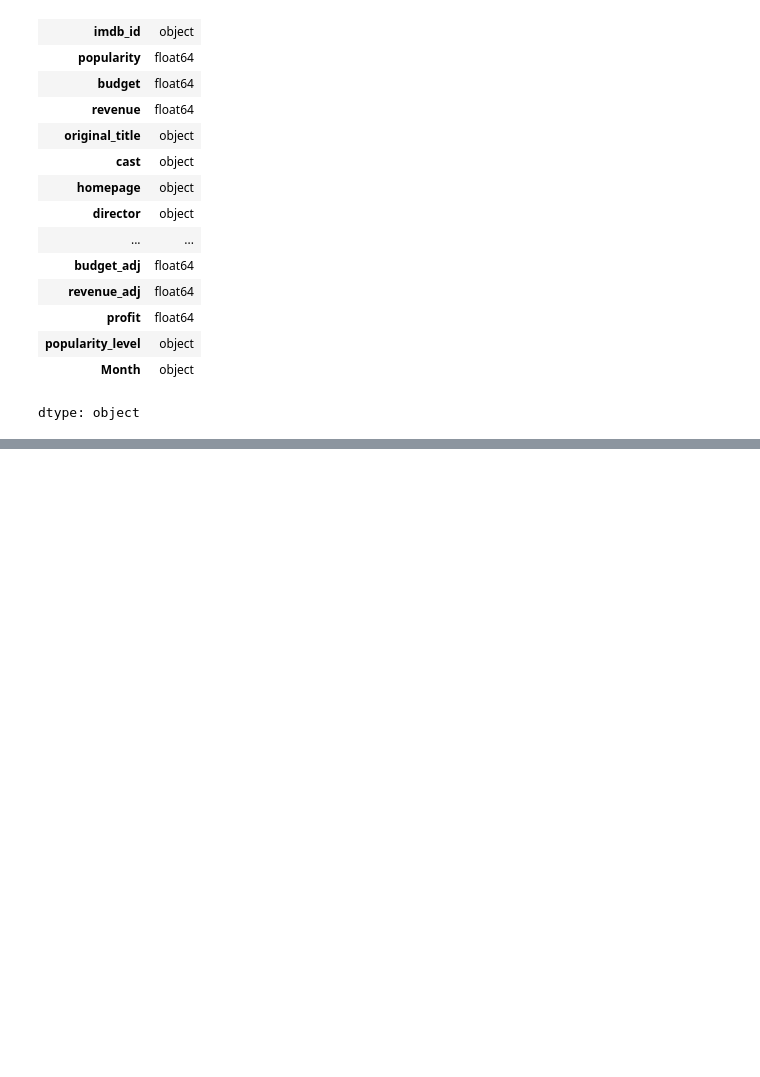
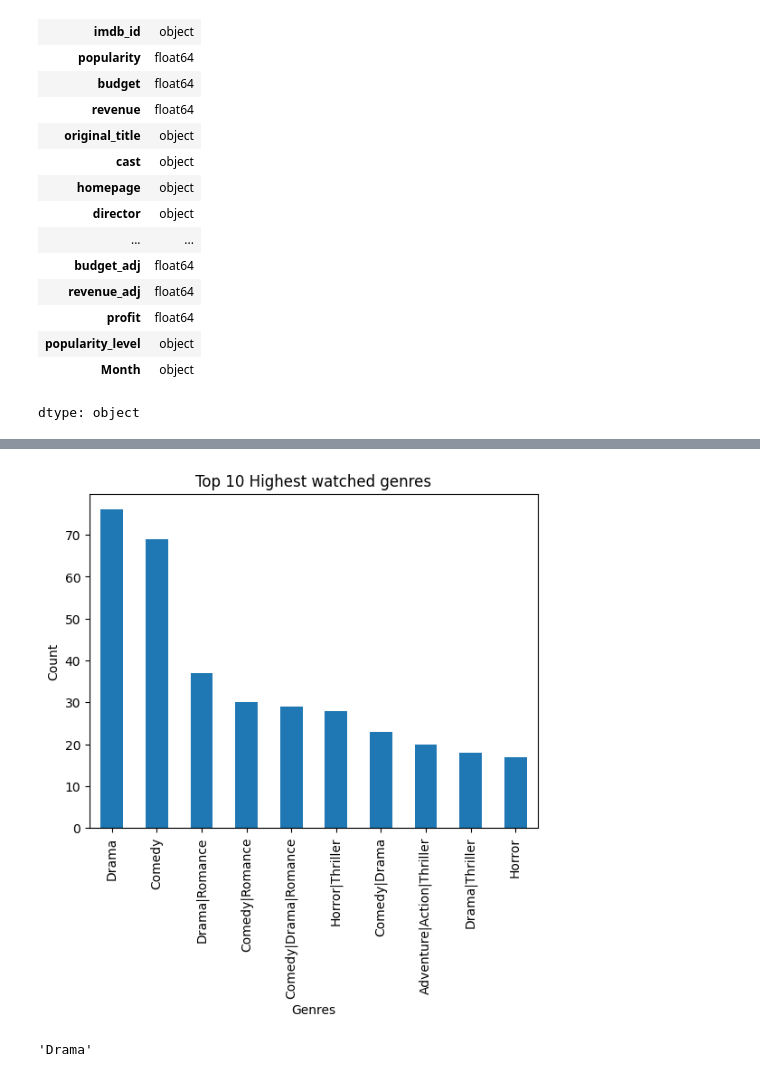
Before and after one commit to Chiamaka-N/Data-Life, a Jupyter notebook: FinalProject.ipynb, the cells around one changed output, grey strips where cells are left out. Saved outputs shown, nothing was run; the diff lists cells and outputs as text; code cells hidden in the pictures; blank space fills up the shorter version.

```diff
--- a/FinalProject.ipynb
+++ b/FinalProject.ipynb
@@ -131,0 +194,19 @@ moviedb.describe().T
+# %%
+#using single variable 'Genre'
+#find values with top 10 occurrences in 'Genre'
+top_10 = (moviedb['genres'].value_counts()).iloc[:10]
+
+#create bar chart to visualize top 10 values
+top_10.plot(kind='bar')
+
+plt.xlabel('Genres')
+plt.ylabel('Count')
+plt.title('Top 10 Highest watched genres')
+plt.show()
+# %% [output]
+[figure, added]
+# %%
+#genres with highest occuring
+moviedb['genres'].value_counts().idxmax()
+# %% [output]
+'Drama'
```
Also changed, not shown: parts of 35 cells of this notebook.
